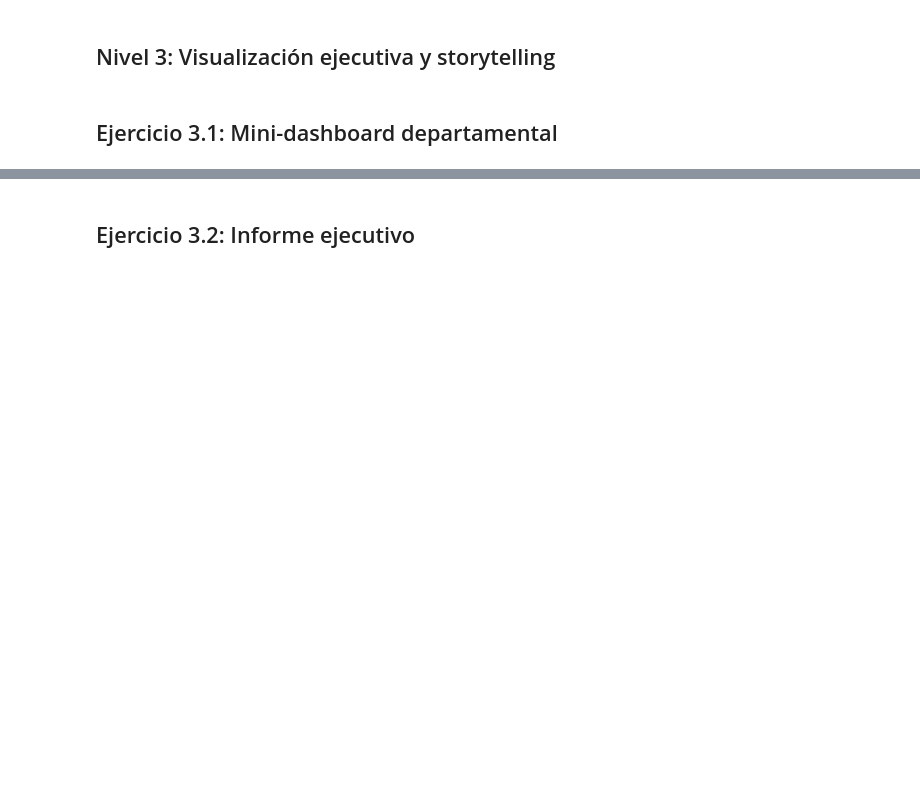
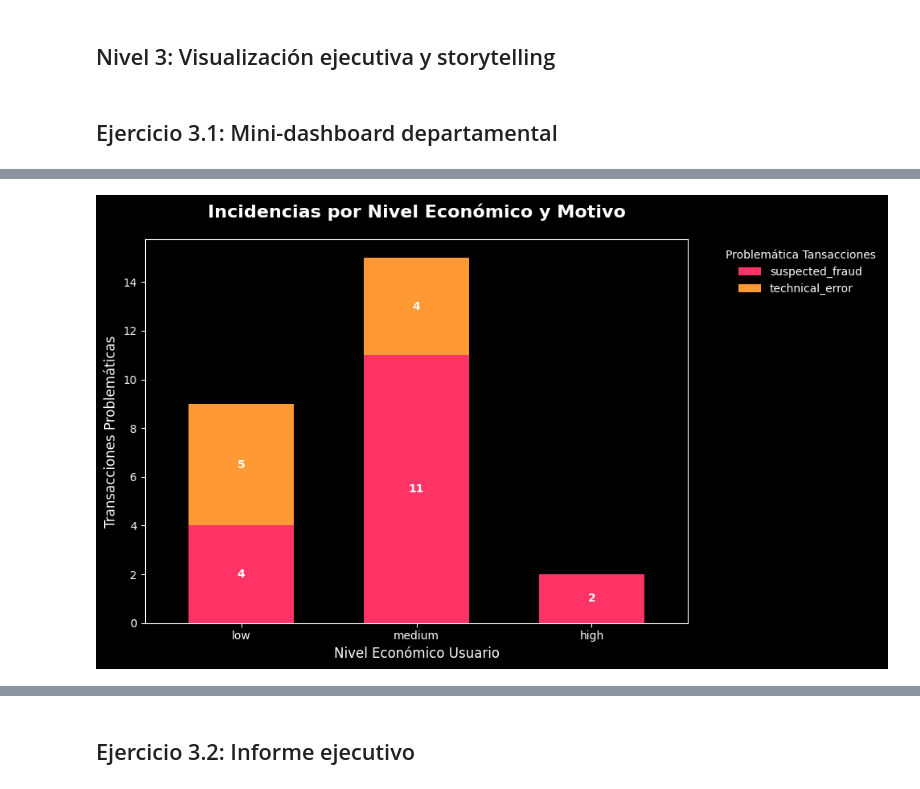
Before and after one commit to jordi-cx/it_academy, a Jupyter notebook: sprint_09_jcx_wip.ipynb, the cells around one changed output, grey strips where cells are left out. Drawn from its saved outputs; the diff is of its cells as text; code cells hidden in the pictures; blank space fills up the shorter version.

```diff
--- a/sprint_09_jcx_wip.ipynb
+++ b/sprint_09_jcx_wip.ipynb
@@ -1610,0 +2012,44 @@ plt.show()
+# %%
+# Visualización Nivel Económico y Motivos de Fallo
+
+plt.style.use('dark_background')
+plt.figure(figsize=(10, 6))
+
+ax = nivel_motivo_declined.plot(
+    kind='bar',
+    stacked=True,
+    color=['#FF3366', '#FF9933', '#00E5FF', '#B026FF'],
+    width=0.6,
+    ax=plt.gca()
+)
+
+for p in ax.patches:
+    width, height = p.get_width(), p.get_height()
+    x, y = p.get_xy()
+
+    if height > 0:
+        ax.text(
+            x + width / 2,
+            y + height / 2,
+            f'{int(height)}',
+            horizontalalignment='center',
+            verticalalignment='center',
+            color='white',
+            fontweight='bold',
+            fontsize=10
+        )
+
+plt.title('Incidencias por Nivel Económico y Motivo', fontsize=16, pad=20, fontweight='bold')
+plt.xlabel('Nivel Económico Usuario', fontsize=12)
+plt.ylabel('Transacciones Problemáticas', fontsize=12)
+plt.xticks(rotation=0)
+plt.legend(
+    title='Problemática Tansacciones',
+    bbox_to_anchor=(1.05, 1),
+    loc='upper left',
+    frameon=False
+)
+plt.tight_layout()
+plt.show()
+# %% [output]
+[figure, added]
```
Also changed, not shown: parts of 24 cells of this notebook.
